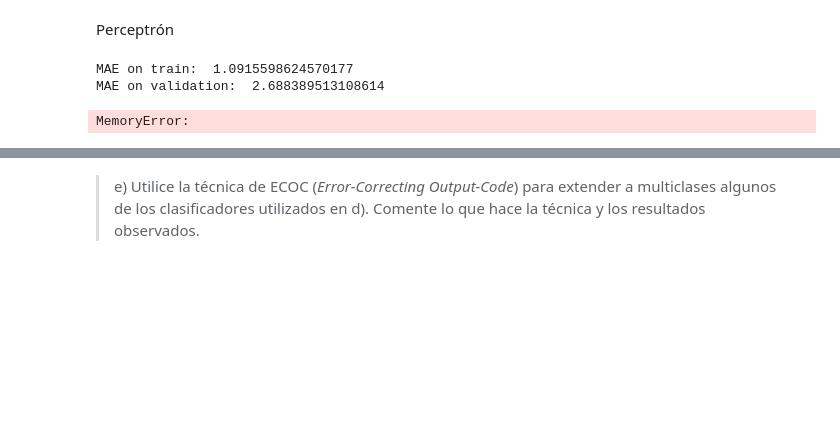
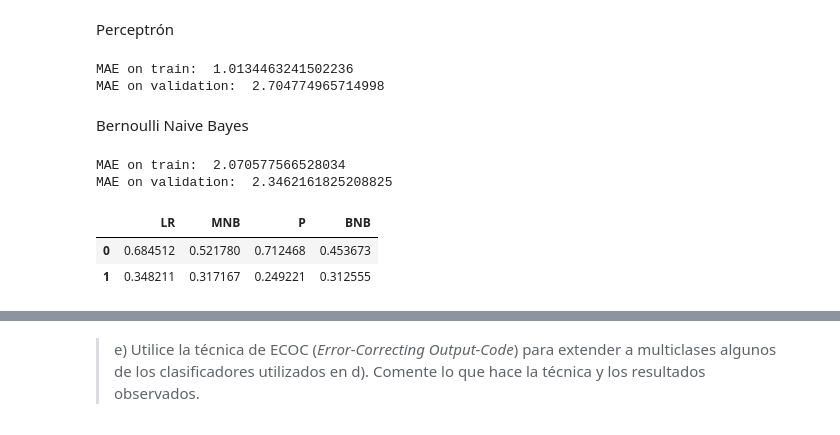
Before and after one commit to LeMythedeSisyphe/MachineLearning-Tarea1, a Jupyter notebook: Tarea 1.ipynb, the cells around one changed output, grey strips where cells are left out. Drawn from its saved outputs; the diff is of its cells as text; code cells hidden in the pictures; blank space fills up the shorter version.

```diff
--- a/Tarea 1.ipynb
+++ b/Tarea 1.ipynb
@@ -1085,18 +1096,34 @@ MAE on validation:  2.190262172284644
 Perceptrón
 # %%
 from sklearn.linear_model import Perceptron
-model_P = Perceptron(tol=1e-3, random_state=0)
+from sklearn.multiclass import OneVsRestClassifier
+model_P = OneVsRestClassifier(Perceptron(tol=1e-3, random_state=0))
 model_P = model_P.fit(X_train,y_train)
 # %%
 print("MAE on train: ",mean_absolute_error(y_train, model_P.predict(X_train)))
 print("MAE on validation: ",mean_absolute_error(y_test, model_P.predict(X_test)))
+
+dic['P'] = (accuracy_score(y_train, model_P.predict(X_train)),accuracy_score(y_test, model_P.predict(X_test)))
 # %% [output]
-MAE on train:  1.0915598624570177
-MAE on validation:  2.688389513108614
+MAE on train:  1.0134463241502236
+MAE on validation:  2.704774965714998
-# %%
-from sklearn.discriminant_analysis import LinearDiscriminantAnalysis as LDA
-model_LDA = LDA()
-X_train2 = X_train.todense()
-model_LDA = model_LDA.fit(X_train2,y_train)
-# %% [output]
-MemoryError:
+# %% [markdown]
+Bernoulli Naive Bayes
+# %%
+from sklearn.naive_bayes import BernoulliNB
+model_BNB = BernoulliNB()
+model_BNB = model_BNB.fit(X_train,y_train)
+# %%
+print("MAE on train: ",mean_absolute_error(y_train, model_BNB.predict(X_train)))
+print("MAE on validation: ",mean_absolute_error(y_test, model_BNB.predict(X_test)))
+
+dic['BNB'] = (accuracy_score(y_train, model_BNB.predict(X_train)),accuracy_score(y_test, model_BNB.predict(X_test)))
+# %% [output]
+MAE on train:  2.070577566528034
+MAE on validation:  2.3462161825208825
+# %%
+pd.DataFrame(data = dic)
+# %% [output]
+|  | LR | MNB | P | BNB |
+| 0 | 0.684512 | 0.521780 | 0.712468 | 0.453673 |
+| 1 | 0.348211 | 0.317167 | 0.249221 | 0.312555 |
```
Also changed, not shown: parts of 34 cells of this notebook.
